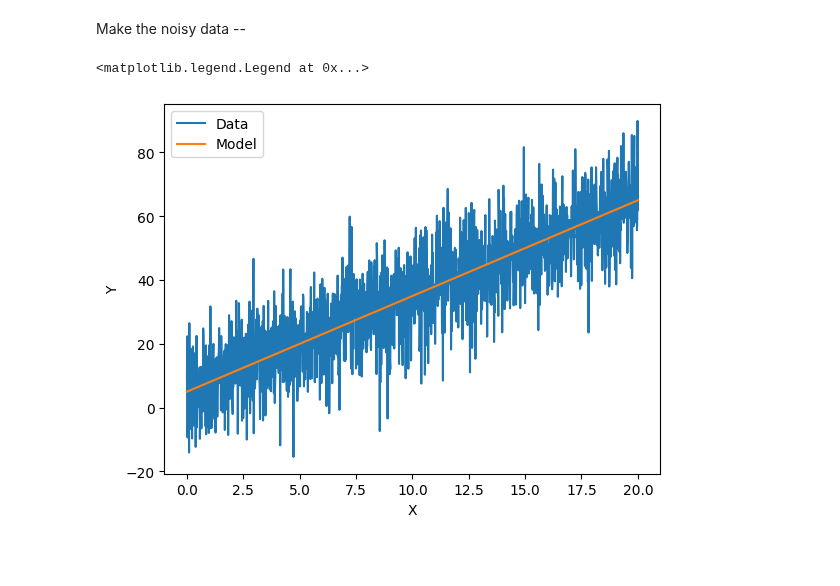
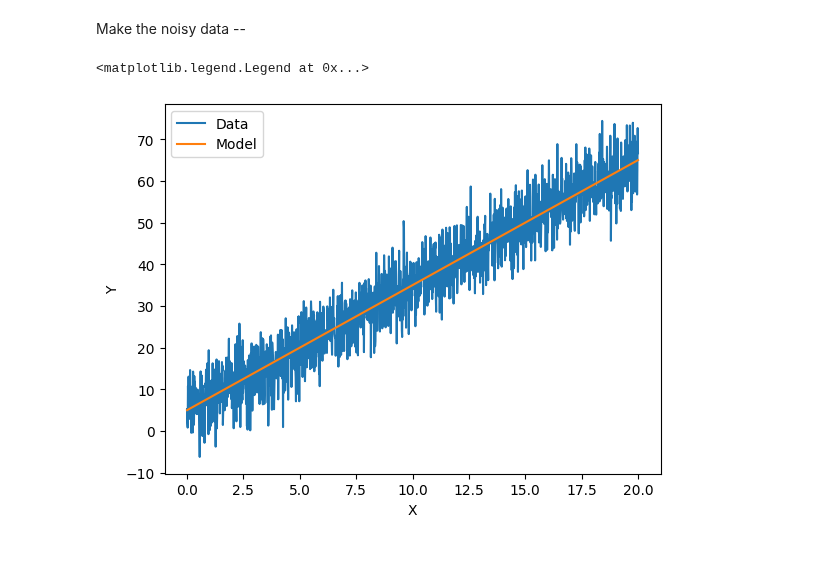
Before and after one commit to RitwikDas007/My-Collections, a Jupyter notebook: Bayesian Inference.ipynb, the cells around one changed output. Cells and saved outputs as stored; diff of their text form; code cells hidden in the pictures.

```diff
--- a/Bayesian Inference.ipynb
+++ b/Bayesian Inference.ipynb
@@ -469,21 +470,21 @@ Make the noisy data --
 # %%
 m_true = 3
 c_true = 5
 sigma = 0.5
 
 x = np.linspace(0,20,1500)
 
 y_signal = model(m = m_true, c = c_true, x = x)
-y_obs = y_signal + 20*np.random.normal(0, sigma, len(x))
+y_obs = y_signal + 10*np.random.normal(0, sigma, len(x))
 
 plt.plot(x, y_obs, label='Data')
 plt.plot(x, y_signal, label='Model')
 plt.xlabel('X')
 plt.ylabel('Y')
 plt.legend()
 # %% [output]
 <matplotlib.legend.Legend at 0x...>
-[figure, old version]
+[figure, new version]
 # %% [markdown]
 ###
 # %% [markdown]
```
Also changed, not shown: parts of 18 cells of this notebook.
